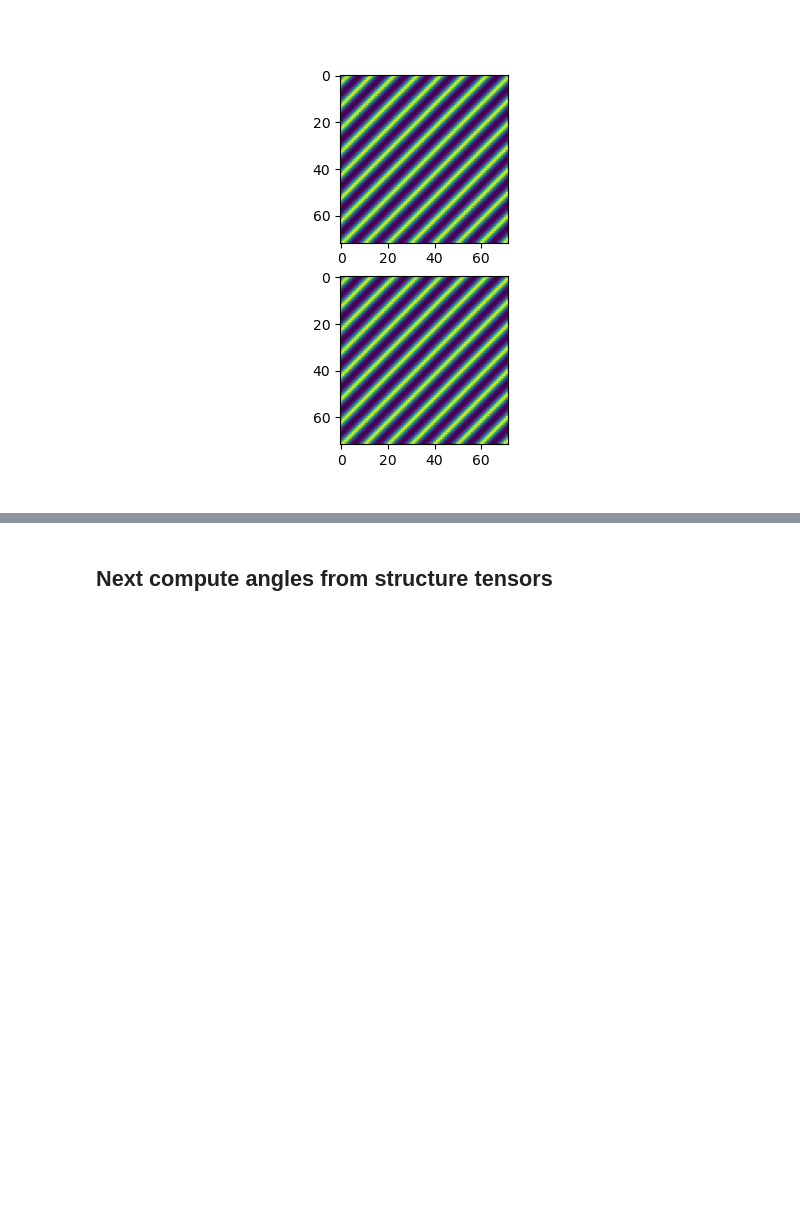
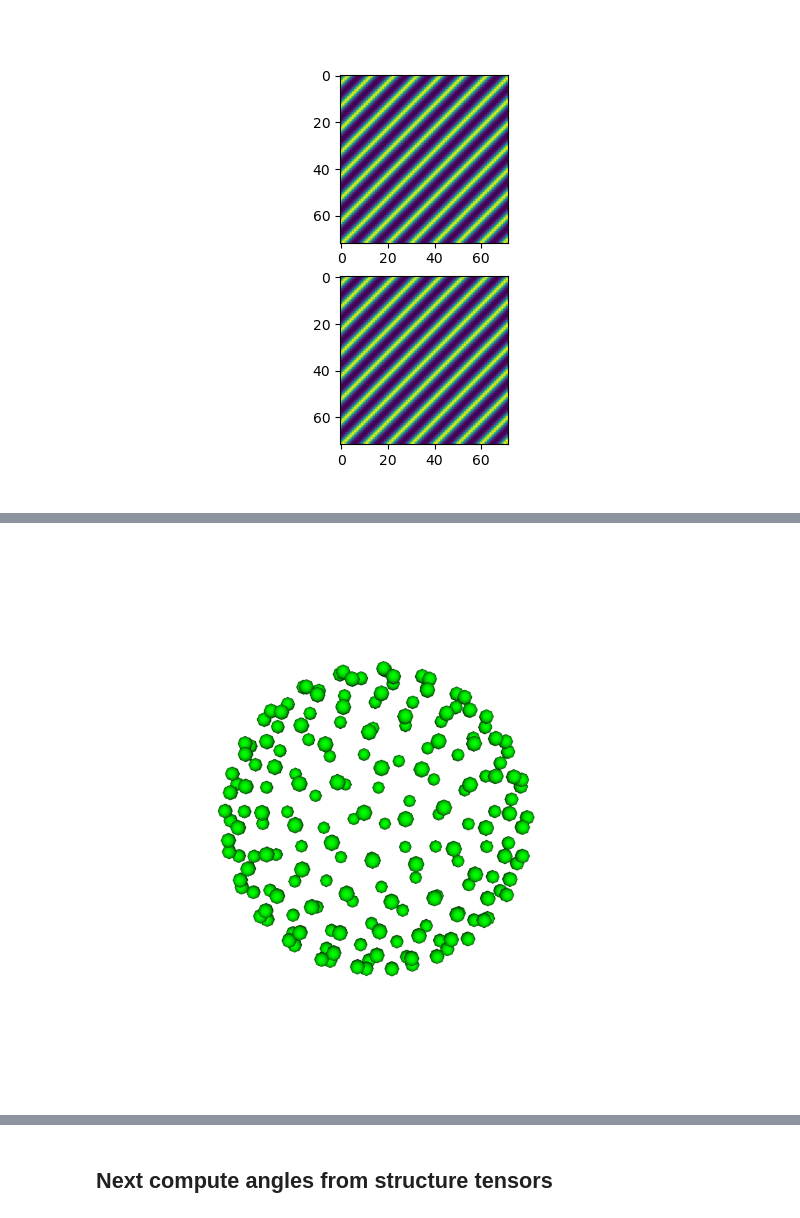
Before and after one commit to BrysonGray/fibermetric, a Jupyter notebook: notebooks/make_sta_figures.ipynb, the cells around one changed output, grey strips where cells are left out. Drawn from its saved outputs; the diff is of its cells as text; code cells hidden in the pictures; blank space fills up the shorter version.

```diff
--- a/notebooks/make_sta_figures.ipynb
+++ b/notebooks/make_sta_figures.ipynb
@@ -523,0 +676,5 @@ plt.imshow(new_image[:,36])
+# %%
+image = screenshot_gradients(sph_gtab, title='Example directions')
+Image(filename=image)
+# %% [output]
+[figure, added]
```
Also changed, not shown: parts of 14 cells of this notebook, 7 other files.
